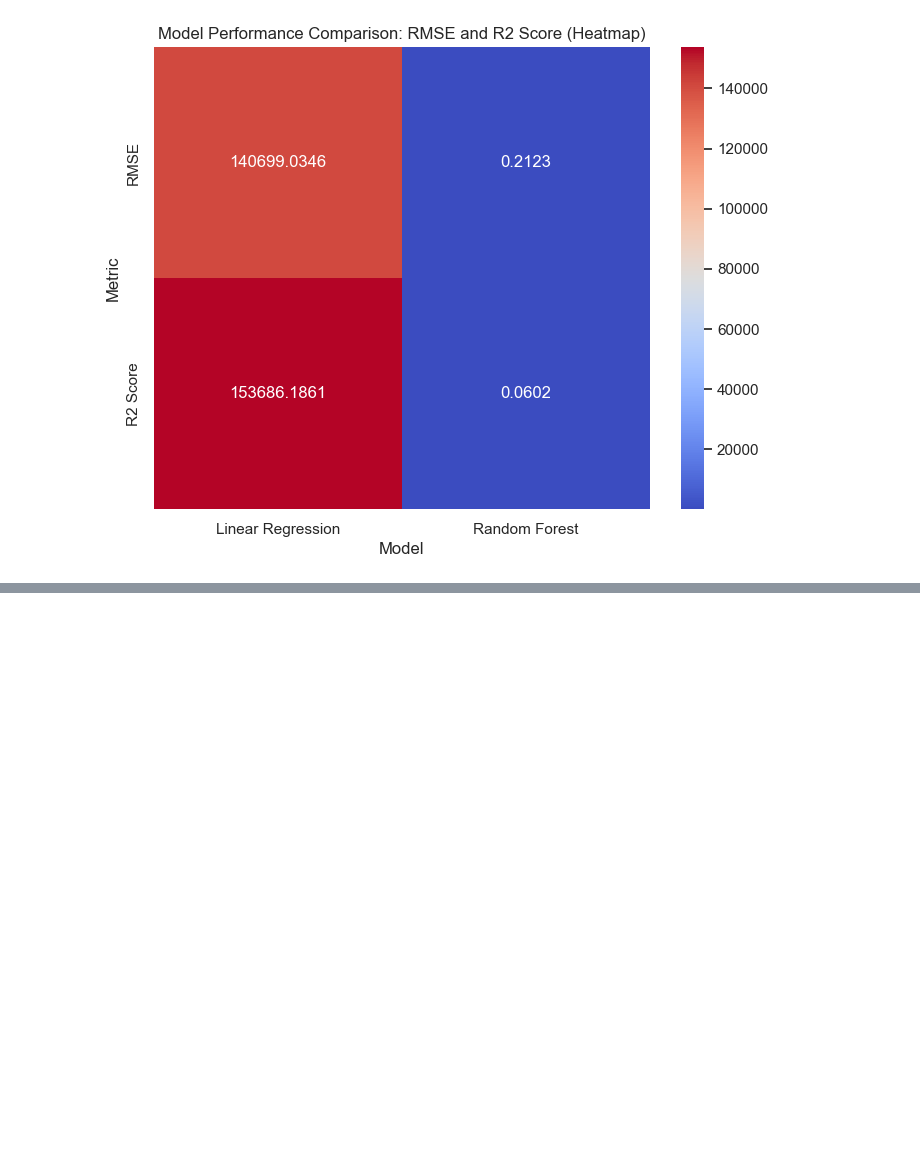
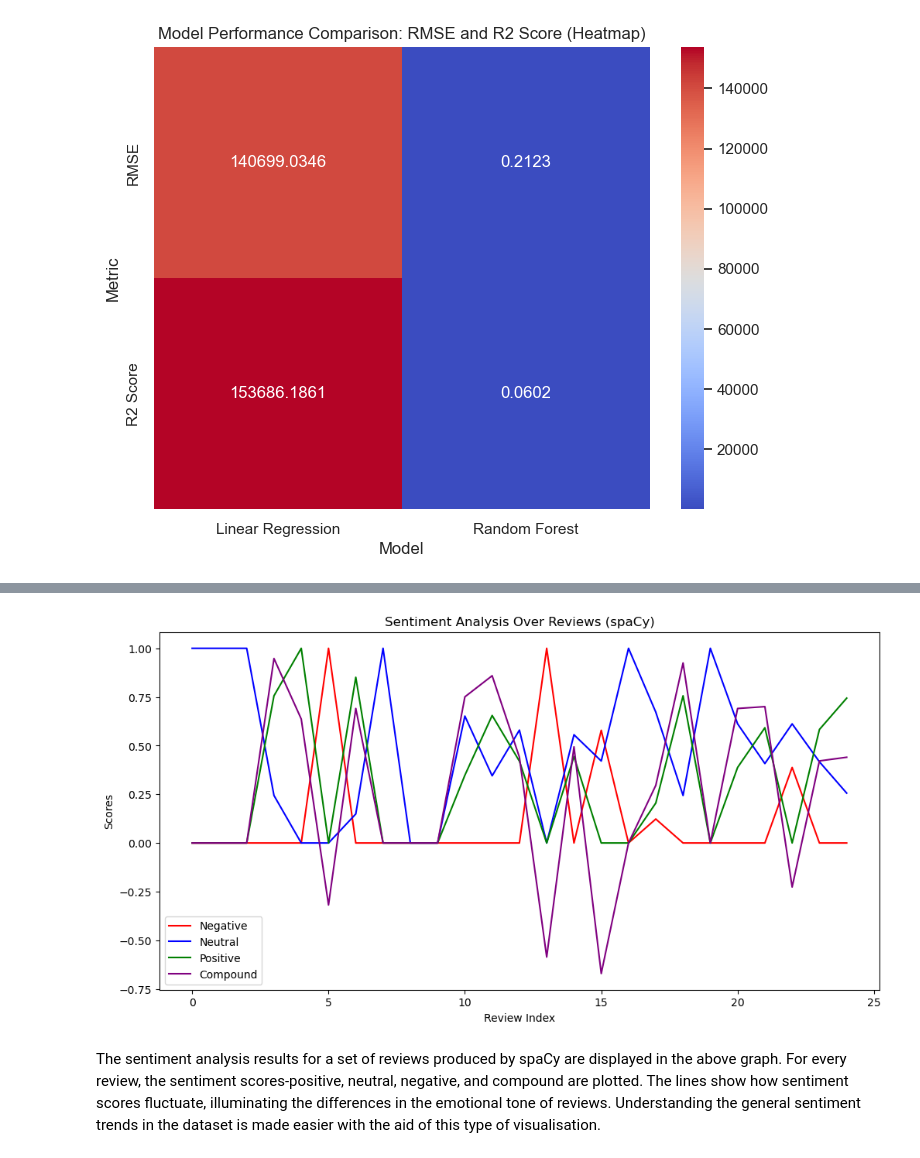
Before and after one commit to sba23022/sba23022, a Jupyter notebook: CA2_TransportFlowForecast_Analysis-checkpoint.ipynb, the cells around one changed output, grey strips where cells are left out. Saved outputs shown, nothing was run; the diff lists cells and outputs as text; code cells hidden in the pictures; blank space fills up the shorter version.

```diff
--- a/CA2_TransportFlowForecast_Analysis-checkpoint.ipynb
+++ b/CA2_TransportFlowForecast_Analysis-checkpoint.ipynb
@@ -2543,0 +2130,27 @@ for cell in nb.cells:
+# %%
+# Sample data from spaCy sentiment analysis
+spacy_data = {
+    'neg': [0, 0, 0, 0, 0, 1, 0, 0, 0, 0, 0, 0, 0, 1, 0, 0.579, 0, 0.123, 0, 0, 0, 0, 0.388, 0, 0],
+    'neu': [1, 1, 1, 0.244, 0, 0, 0.149, 1, 0, 0, 0.652, 0.345, 0.580, 0, 0.556, 0.421, 1, 0.672, 0.244, 1, 0.612, 0.408, 0.612, 0.417, 0.256],
+    'pos': [0, 0, 0, 0.756, 1, 0, 0.851, 0, 0, 0, 0.348, 0.655, 0.420, 0, 0.444, 0, 0, 0.205, 0.756, 0, 0.388, 0.592, 0, 0.583, 0.744],
+    'compound': [0, 0, 0, 0.9475, 0.6369, -0.3182, 0.6908, 0, 0, 0, 0.7506, 0.8591, 0.4404, -0.5859, 0.4939, -0.6705, 0, 0.2960, 0.9246, 0, 0.6908, 0.7003, -0.2263, 0.4215, 0.4404]
+}
+
+# Convert to DataFrame
+spacy_sentiment_df = pd.DataFrame(spacy_data)
+# %%
+# Plotting the sentiment scores
+plt.figure(figsize=(12, 6))
+plt.plot(spacy_sentiment_df.index, spacy_sentiment_df['neg'], label='Negative', color='red')
+plt.plot(spacy_sentiment_df.index, spacy_sentiment_df['neu'], label='Neutral', color='blue')
+plt.plot(spacy_sentiment_df.index, spacy_sentiment_df['pos'], label='Positive', color='green')
+plt.plot(spacy_sentiment_df.index, spacy_sentiment_df['compound'], label='Compound', color='purple')
+plt.title('Sentiment Analysis Over Reviews (spaCy)')
+plt.xlabel('Review Index')
+plt.ylabel('Scores')
+plt.legend()
+plt.show()
+# %% [output]
+[figure, added]
+# %% [markdown]
+The sentiment analysis results for a set of reviews produced by spaCy are displayed in the above graph. For every review, the sentiment scores-positive, neutral, negative, and compound are plotted. The lines show how sentiment scores fluctuate, illuminating the differences in the emotional tone of reviews. Understanding the general sentiment trends in the dataset is made easier with the aid of this type of visualisation.
```
Also changed, not shown: parts of 104 cells of this notebook.
